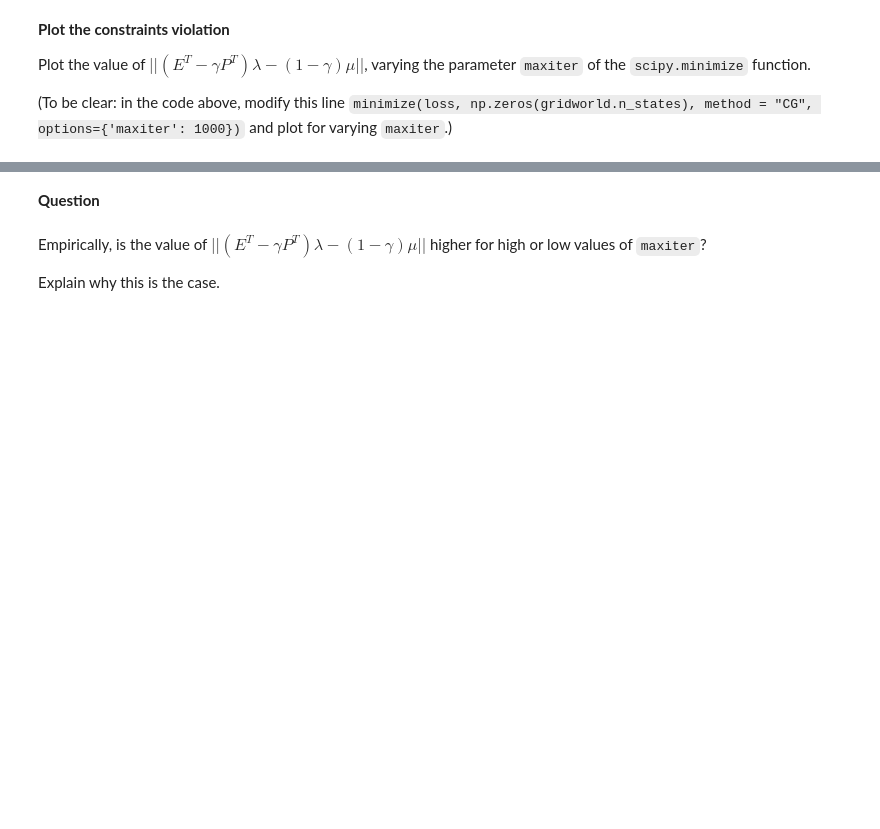
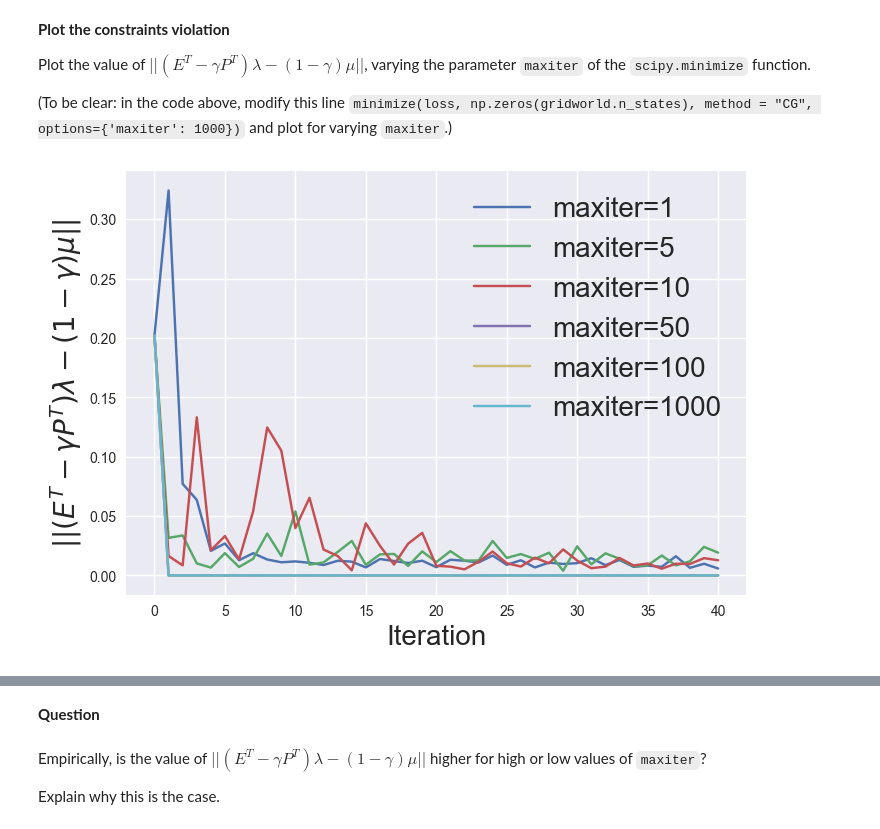
Before and after one commit to Pandananana/EPFL-Reinforcement-Learning, a Jupyter notebook: notebook2_2026/Assignment.ipynb, the cells around one changed output, grey strips where cells are left out. Drawn from its saved outputs; the diff is of its cells as text; code cells hidden in the pictures; blank space fills up the shorter version.

````diff
--- a/notebook2_2026/Assignment.ipynb
+++ b/notebook2_2026/Assignment.ipynb
@@ -341,8 +341,13 @@ from scipy.special import logsumexp, softmax
 from plot import plot_log_lines, plot_lines
 # %%
 def reps_loss(lambda_, V, eta, initial): # return the reps loss
-    ???
-    return ???
+    # Bellman residual: delta(s,a) = r(s,a) + gamma*[PV](s,a) - [EV](s,a)
+    # build_matrix returns (gamma*P - E), so delta = r + (gamma*P - E)*V
+    delta = gridworld.r.reshape(gridworld.n_states * gridworld.n_actions) + build_matrix(gridworld).dot(V)
+    # REPS loss: (1-gamma)*mu^T*V + (1/eta)*log(lambda^T * exp(eta*delta))
+    # logsumexp: log(sum_i lam_i*exp(eta*d_i)) = logsumexp(eta*d + log(lam))
+    loss = (1 - gridworld.gamma) * initial.flatten().dot(V) + (1 / eta) * logsumexp(eta * delta + np.log(lambda_))
+    return loss
 
 def minimize_reps_loss(lambda_, eta, initial): # find minimizer of the reps loss
     loss = lambda V : reps_loss(lambda_, V, eta, initial)
@@ -365,10 +370,11 @@ feasibility_errors.append(feasibility_error)
 for k in range(K):
     eta = 1/np.sqrt(k+1) # set the step size
 
-    V = minimize_reps_loss(???) # minimize the reps loss
+    V = minimize_reps_loss(lambda_, eta, mu) # minimize the reps loss
     delta = gridworld.r.reshape(gridworld.n_states*gridworld.n_actions) + build_matrix(gridworld).dot(V) # compute the advantage function
 
-    new_lambda_ = ??? # update the lambda
+    # lambda_{k+1} proportional to lambda_k * exp(eta * delta)
+    new_lambda_ = lambda_ * np.exp(eta * delta) # update the lambda
     new_lambda_ /= np.sum(new_lambda_) # normalize the lambda_
     lambda_ = new_lambda_
 
@@ -402,5 +436,37 @@ Plot the value of $||(E^T - \gamma P^T)\lambda - (1 - \gamma) \mu || $, varying
 (To be clear: in the code above, modify this line ```minimize(loss, np.zeros(gridworld.n_states), method = "CG", options={'maxiter': 1000})``` and plot for varying `maxiter`.)
 # %%
 # you may use this cell to experiment with the parameter and keep the one above the same if it helps you to keep the overview
+# Experiment with different maxiter values
+maxiter_values = [1, 5, 10, 50, 100, 1000]
+all_feasibility_errors = []
+labels = []
+
+for maxiter_val in maxiter_values:
+    # Redefine minimize_reps_loss
+    def minimize_reps_loss_exp(lambda_, eta, initial, maxiter=maxiter_val):
+        loss = lambda V: reps_loss(lambda_, V, eta, initial)
+        V = minimize(loss, np.zeros(gridworld.n_states), method="CG", options={'maxiter': maxiter})
+        return V.x
+
+    # REPS with this maxiter
+    lambda_exp = np.ones(gridworld.n_states * gridworld.n_actions) / gridworld.n_states / gridworld.n_actions
+    feas_errors_exp = []
+    feas_errors_exp.append(np.linalg.norm(build_matrix(gridworld).T.dot(lambda_exp) + (1 - gridworld.gamma) * mu))
+
+    for k in range(K):
+        eta = 1 / np.sqrt(k + 1)
+        V = minimize_reps_loss_exp(lambda_exp, eta, mu)
+        delta = gridworld.r.reshape(gridworld.n_states * gridworld.n_actions) + build_matrix(gridworld).dot(V)
+        new_lambda_exp = lambda_exp * np.exp(eta * delta)
+        new_lambda_exp /= np.sum(new_lambda_exp)
+        lambda_exp = new_lambda_exp
+        feas_errors_exp.append(np.linalg.norm(build_matrix(gridworld).T.dot(lambda_exp) + (1 - gridworld.gamma) * mu))
+
+    all_feasibility_errors.append(np.array(feas_errors_exp))
+    labels.append(f"maxiter={maxiter_val}")
+
+plot_lines(all_feasibility_errors, labels, ["Iteration", "$|| (E^T - \\gamma P^T)\\lambda - (1 - \\gamma) \\mu ||$"], "figs", "constraints_vary_maxiter.pdf", show=True)
+# %% [output]
+[figure, added]
 # %%
 plot_lines([np.array(feasibility_errors)], [r"Constraints violation"], ["Iteration", "$|| (E^T - \gamma P^T)\lambda - (1 - \gamma) \mu ||$"], "figs", "constraints.pdf", show = True)
````
Also changed, not shown: parts of 37 cells of this notebook.
